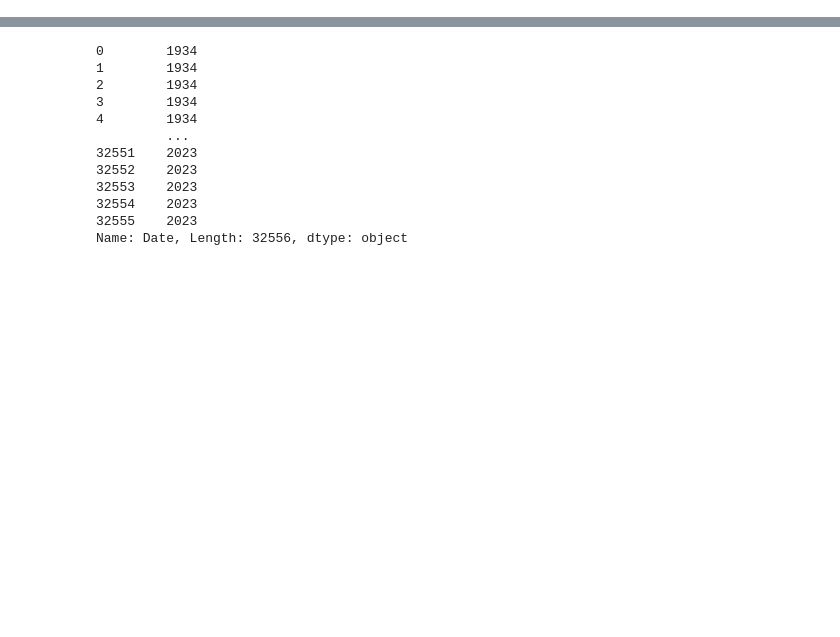
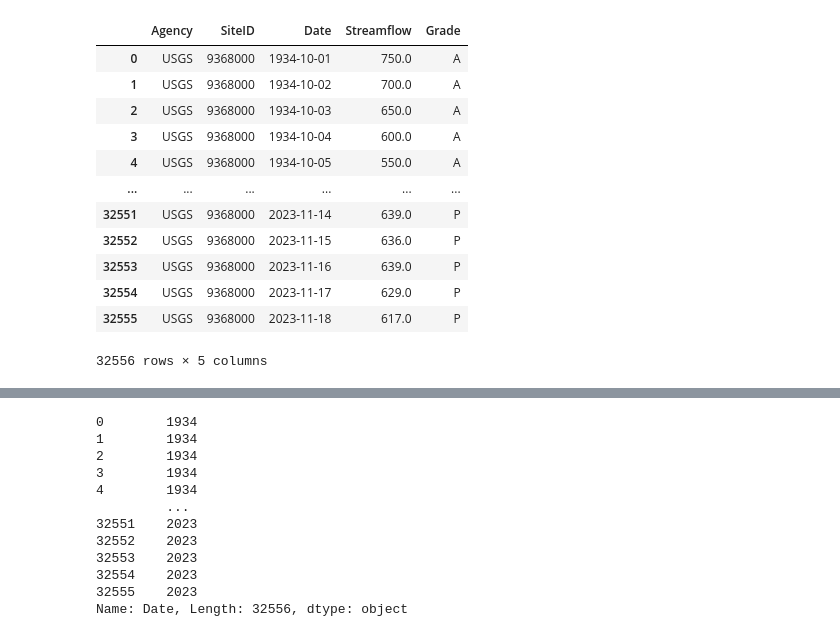
Before and after one commit to JulianEsler/7Q10, a Jupyter notebook: 7Q10 Final Workbook.ipynb, the cells around one changed output, grey strips where cells are left out. Cells and saved outputs as stored; diff of their text form; code cells hidden in the pictures; blank space fills up the shorter version.

```diff
--- a/7Q10 Final Workbook.ipynb
+++ b/7Q10 Final Workbook.ipynb
@@ -47,7 +47,21 @@ df = pd.read_csv(csv_file_path)
 # %%
 df.rename(columns={'agency_cd': 'Agency'}, inplace=True)
 df.rename(columns={'site_no': 'SiteID'}, inplace=True)
 df.rename(columns={'datetime': 'Date'}, inplace=True)
 df.rename(columns={'100139_00060_00003': 'Streamflow'}, inplace=True)
 df.rename(columns={'100139_00060_00003_cd': 'Grade'}, inplace=True)
-#df
+df
+# %% [output]
+|  | Agency | SiteID | Date | Streamflow | Grade |
+| 0 | USGS | 9368000 | 1934-10-01 | 750.0 | A |
+| 1 | USGS | 9368000 | 1934-10-02 | 700.0 | A |
+| 2 | USGS | 9368000 | 1934-10-03 | 650.0 | A |
+| 3 | USGS | 9368000 | 1934-10-04 | 600.0 | A |
+| 4 | USGS | 9368000 | 1934-10-05 | 550.0 | A |
+| ... | ... | ... | ... | ... | ... |
+| 32551 | USGS | 9368000 | 2023-11-14 | 639.0 | P |
+| 32552 | USGS | 9368000 | 2023-11-15 | 636.0 | P |
+| 32553 | USGS | 9368000 | 2023-11-16 | 639.0 | P |
+| 32554 | USGS | 9368000 | 2023-11-17 | 629.0 | P |
+| 32555 | USGS | 9368000 | 2023-11-18 | 617.0 | P |
+32556 rows × 5 columns
```
Also changed, not shown: parts of 6 cells of this notebook.
